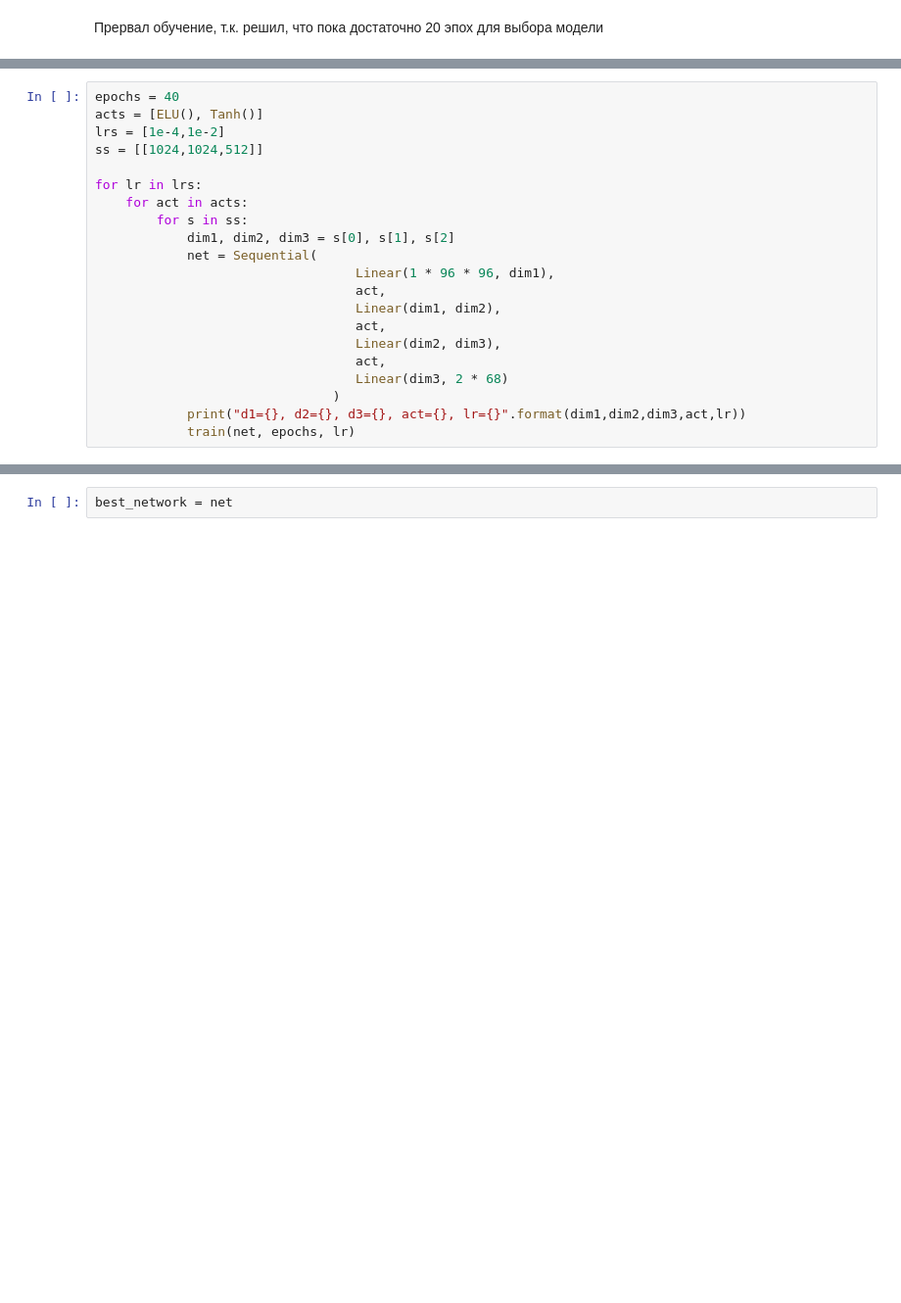
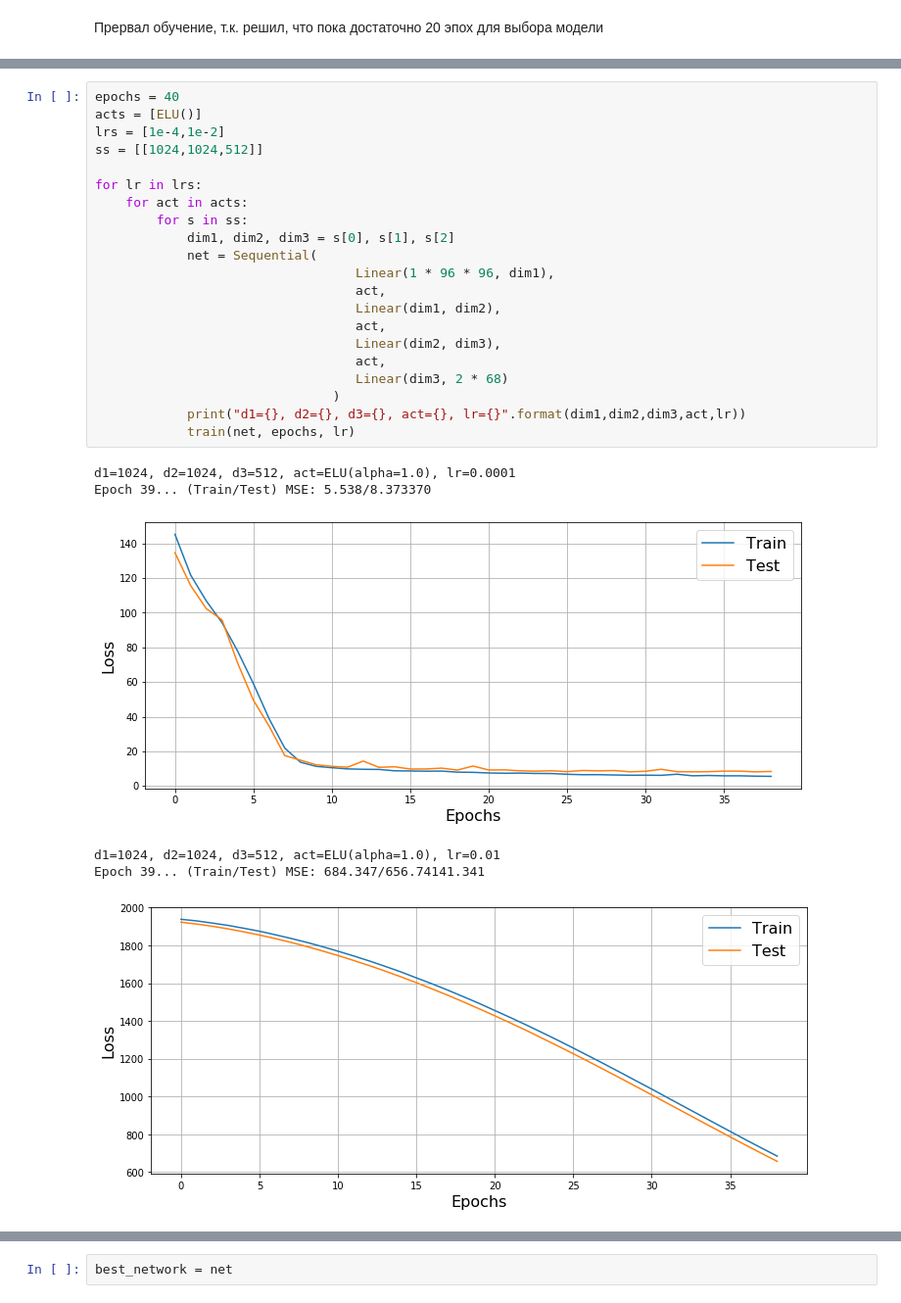
Before and after one commit to excander/neural_networks_sphere_2, a Jupyter notebook: Seminar 3/new/Practice task 3, PyTorch Introduction [SOLVED].ipynb, the cells around one changed output, grey strips where cells are left out. Shown at 98% size. Cells and saved outputs as stored; diff of their text form; blank space fills up the shorter version.

```diff
--- a/Seminar 3/new/Practice task 3, PyTorch Introduction [SOLVED].ipynb
+++ b/Seminar 3/new/Practice task 3, PyTorch Introduction [SOLVED].ipynb
@@ -358,24 +373,31 @@ for s in ss:
 # %%
 epochs = 40
-acts = [ELU(), Tanh()]
+acts = [ELU()]
 lrs = [1e-4,1e-2]
 ss = [[1024,1024,512]]
 
 for lr in lrs:
     for act in acts:
         for s in ss:
             dim1, dim2, dim3 = s[0], s[1], s[2]
             net = Sequential(
                                   Linear(1 * 96 * 96, dim1),
                                   act,
                                   Linear(dim1, dim2),
                                   act,
                                   Linear(dim2, dim3),
                                   act,
                                   Linear(dim3, 2 * 68)
                                )
             print("d1={}, d2={}, d3={}, act={}, lr={}".format(dim1,dim2,dim3,act,lr))
             train(net, epochs, lr)
+# %% [output]
+d1=1024, d2=1024, d3=512, act=ELU(alpha=1.0), lr=0.0001
+Epoch 39... (Train/Test) MSE: 5.538/8.373370
+[figure, added]
+d1=1024, d2=1024, d3=512, act=ELU(alpha=1.0), lr=0.01
+Epoch 39... (Train/Test) MSE: 684.347/656.74141.341
+[figure, added]
 # %%
 %%time
 epochs = 50
```
Also changed, not shown: parts of 15 cells of this notebook.
